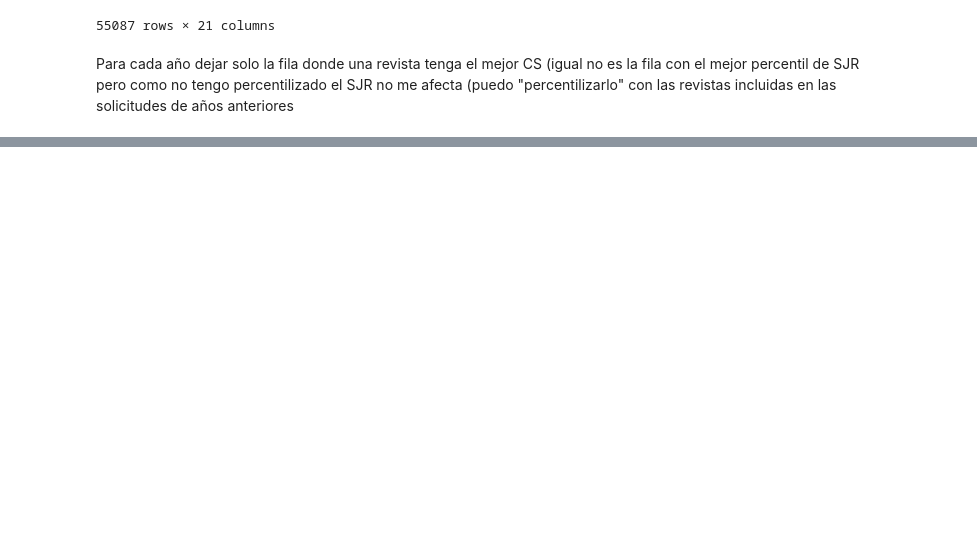
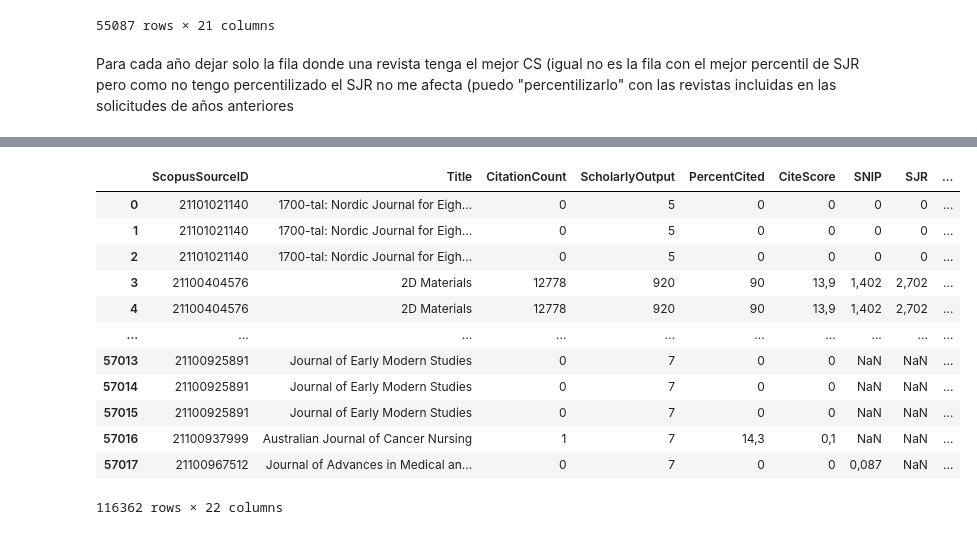
Before and after one commit to jamg-upv/Impacto-citas-articulo, a Jupyter notebook: impactoencitas.ipynb, the cells around one changed output, grey strips where cells are left out. Drawn from its saved outputs; the diff is of its cells as text; code cells hidden in the pictures; blank space fills up the shorter version.

```diff
--- a/impactoencitas.ipynb
+++ b/impactoencitas.ipynb
@@ -332,0 +328,26 @@ df_without_duplicates = df_with_duplicates.drop_duplicates(
+# %%
+# Construir una tabla uniendo las filas de todos los años (Creando una columna de año CsYear)
+df1=CS2020
+df1['CsYear'] =2020
+
+df2=CS2019
+df2['CsYear'] =2019
+
+df=df1.append(df2)
+df
+
+#pendiente construirdf con un bucle for i=2011 to 2020
+# %% [output]
+|  | ScopusSourceID | Title | CitationCount | ScholarlyOutput | PercentCited | CiteScore | SNIP | SJR | ... |
+| 0 | 21101021140 | 1700-tal: Nordic Journal for Eigh... | 0 | 5 | 0 | 0 | 0 | 0 | ... |
+| 1 | 21101021140 | 1700-tal: Nordic Journal for Eigh... | 0 | 5 | 0 | 0 | 0 | 0 | ... |
+| 2 | 21101021140 | 1700-tal: Nordic Journal for Eigh... | 0 | 5 | 0 | 0 | 0 | 0 | ... |
+| 3 | 21100404576 | 2D Materials | 12778 | 920 | 90 | 13,9 | 1,402 | 2,702 | ... |
+| 4 | 21100404576 | 2D Materials | 12778 | 920 | 90 | 13,9 | 1,402 | 2,702 | ... |
+| ... | ... | ... | ... | ... | ... | ... | ... | ... | ... |
+| 57013 | 21100925891 | Journal of Early Modern Studies | 0 | 7 | 0 | 0 | NaN | NaN | ... |
+| 57014 | 21100925891 | Journal of Early Modern Studies | 0 | 7 | 0 | 0 | NaN | NaN | ... |
+| 57015 | 21100925891 | Journal of Early Modern Studies | 0 | 7 | 0 | 0 | NaN | NaN | ... |
+| 57016 | 21100937999 | Australian Journal of Cancer Nursing | 1 | 7 | 14,3 | 0,1 | NaN | NaN | ... |
+| 57017 | 21100967512 | Journal of Advances in Medical an... | 0 | 7 | 0 | 0 | 0,087 | NaN | ... |
+116362 rows × 22 columns
```
Also changed, not shown: parts of 16 cells of this notebook.
